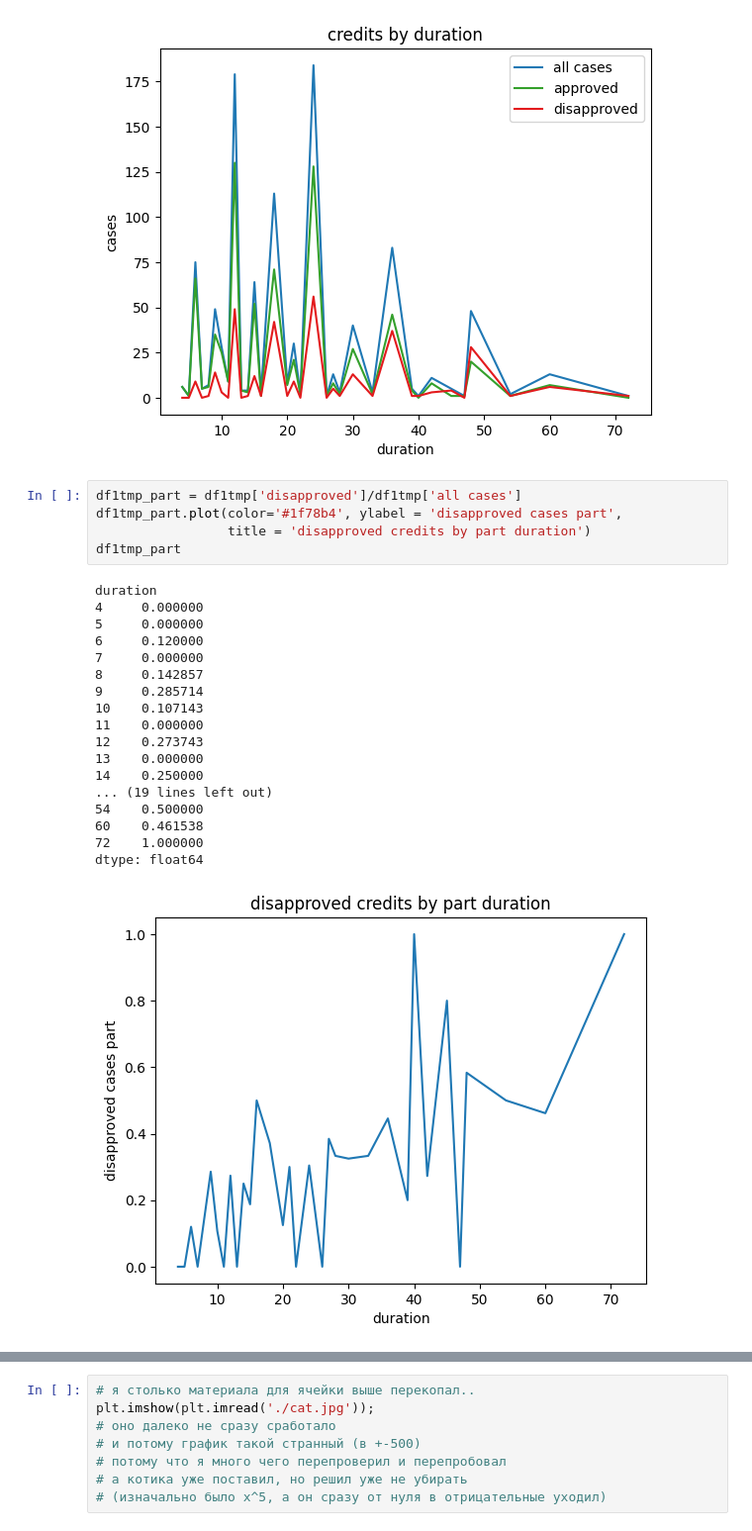
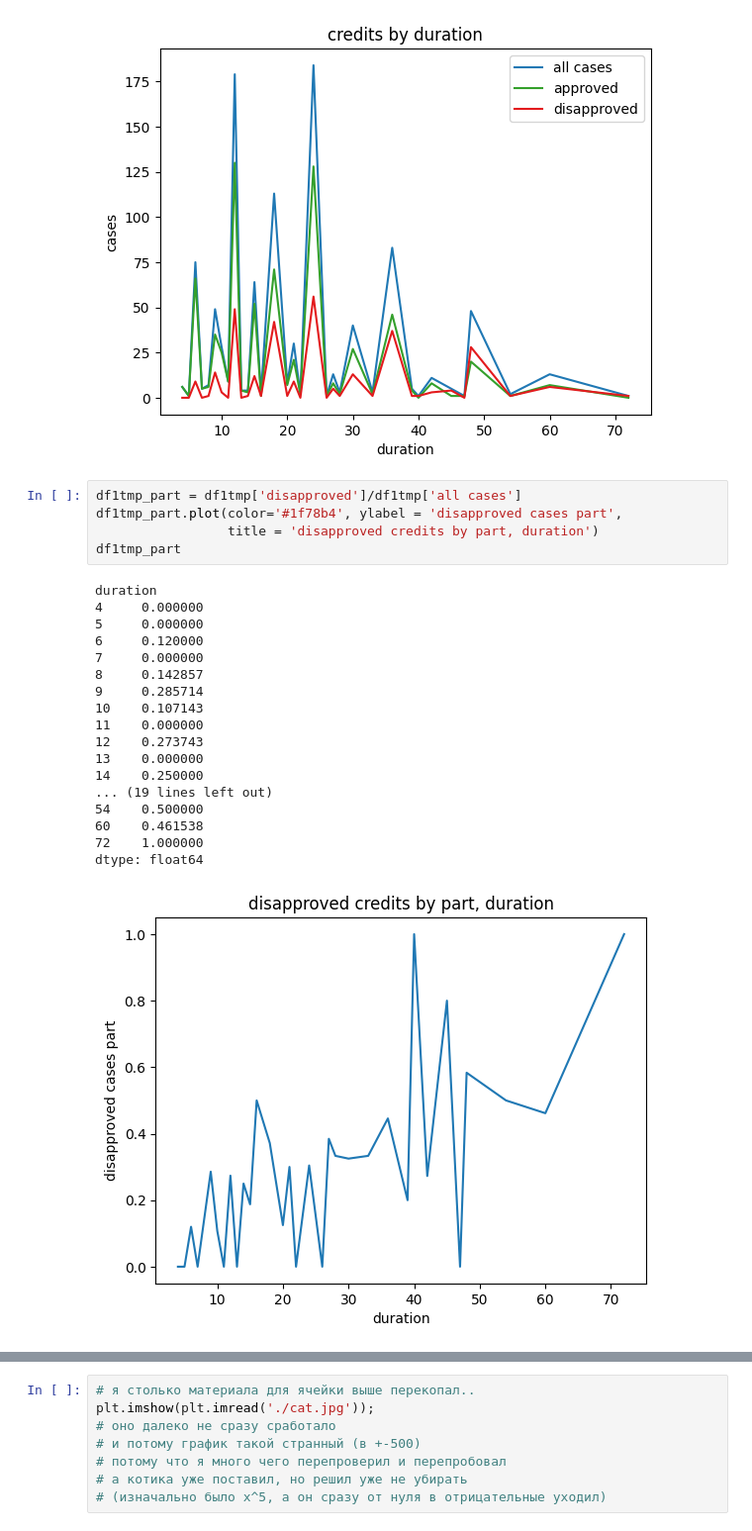
Before and after one commit to TimothyTur/BHS-test, a Jupyter notebook: СКБ201 Тур.ipynb, the cells around one changed output, grey strips where cells are left out. Shown at 99% size. Drawn from its saved outputs; the diff is of its cells as text.

```diff
--- a/СКБ201 Тур.ipynb
+++ b/СКБ201 Тур.ipynb
@@ -334,27 +335,27 @@ df1tmp
 # %%
 df1tmp_part = df1tmp['disapproved']/df1tmp['all cases']
 df1tmp_part.plot(color='#1f78b4', ylabel = 'disapproved cases part',
-                 title = 'disapproved credits by part duration')
+                 title = 'disapproved credits by part, duration')
 df1tmp_part
 # %% [output]
 duration
 4     0.000000
 5     0.000000
 6     0.120000
 7     0.000000
 8     0.142857
 9     0.285714
 10    0.107143
 11    0.000000
 12    0.273743
 13    0.000000
 14    0.250000
 ... (19 lines left out)
 54    0.500000
 60    0.461538
 72    1.000000
 dtype: float64
-[figure, old version]
+[figure, new version]
 # %%
 # попытка аппроксимировать функицей
 # методом наименьших квадратов к x^3
```
Also changed, not shown: parts of 22 cells of this notebook, 1 other file.
